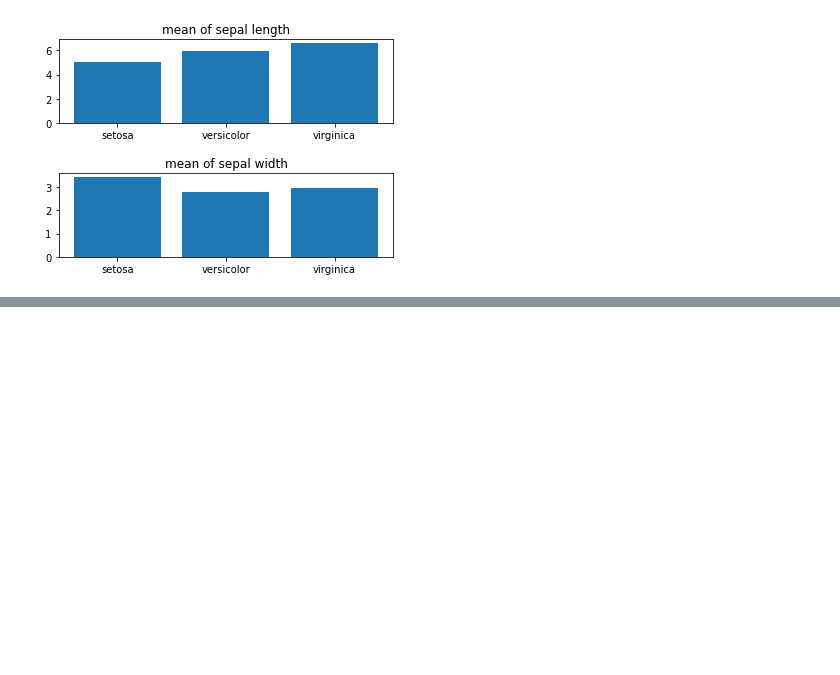
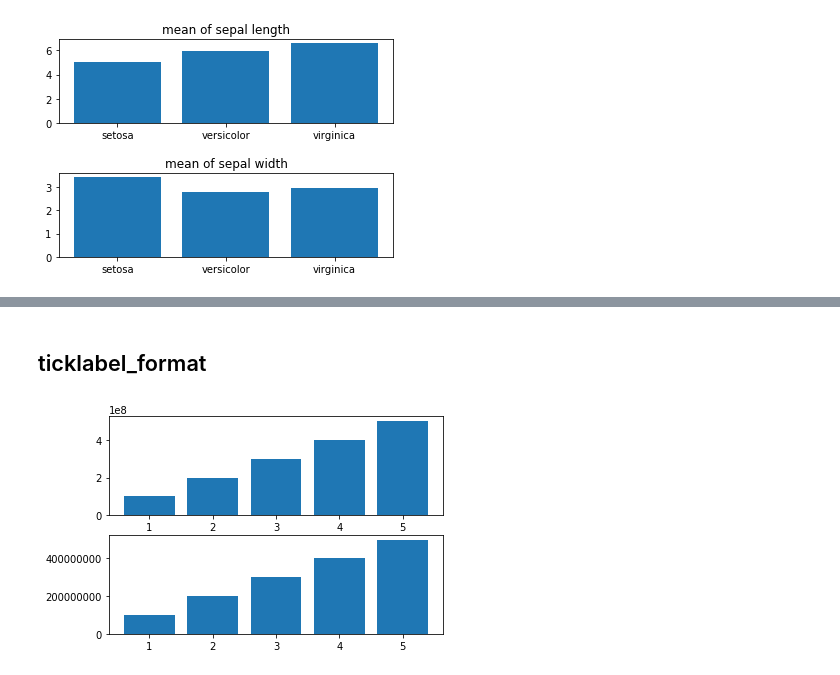
Before and after one commit to nigimitama/python-for-datascience, a Jupyter notebook: matplotlib.ipynb, the cells around one changed output, grey strips where cells are left out. Saved outputs shown, nothing was run; the diff lists cells and outputs as text; code cells hidden in the pictures; blank space fills up the shorter version.

```diff
--- a/matplotlib.ipynb
+++ b/matplotlib.ipynb
@@ -139,0 +194,14 @@ fig.show()
+# %% [markdown]
+## ticklabel_format
+# %%
+# data
+x = np.array([1, 2, 3, 4, 5])
+y = x * 100_000_000
+
+# plot
+fig, axes = plt.subplots(nrows=2, ncols=1)
+axes[0].bar(x, y)
+axes[1].bar(x, y)
+axes[1].ticklabel_format(style="plain")
+# %% [output]
+[figure, added]
```
Also changed, not shown: parts of 9 cells of this notebook.
